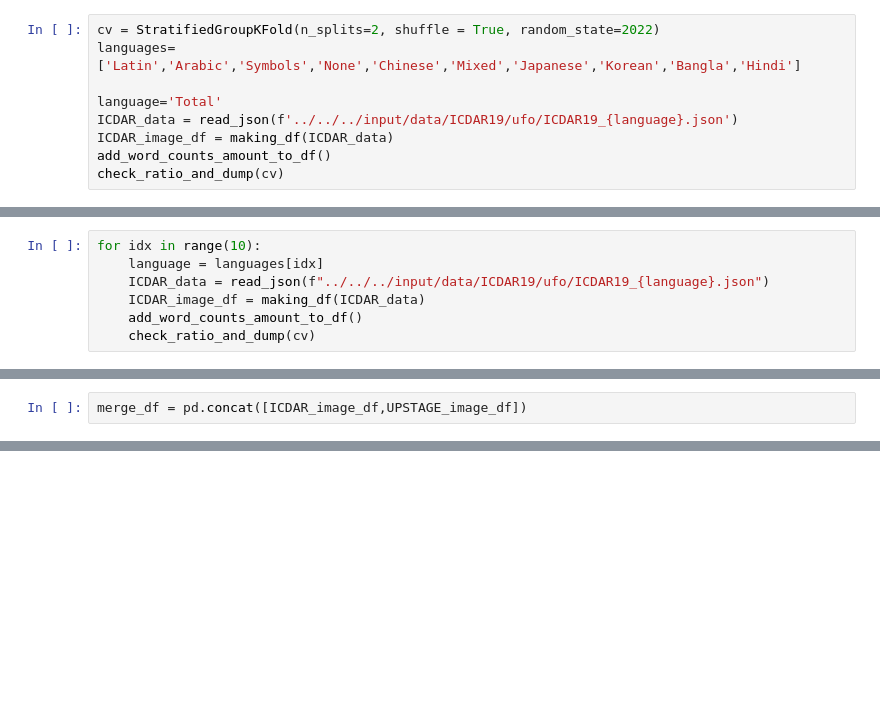
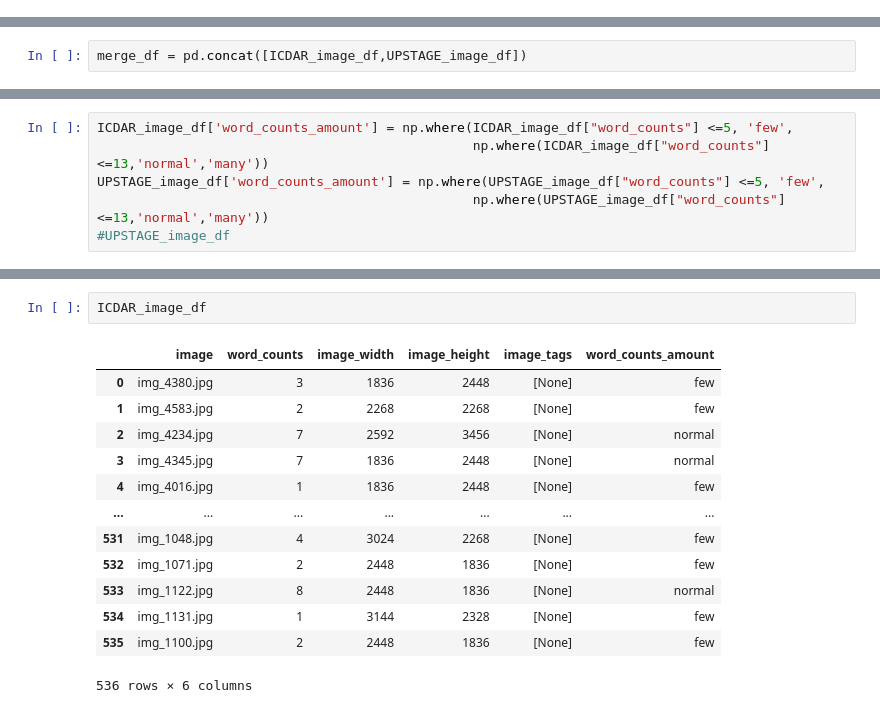
Before and after one commit to boostcampaitech4lv23cv1/level2_dataannotation_cv-level2-cv-01, a Jupyter notebook: utils/CV_strategy/word_box_CV.ipynb, the cells around one changed output, grey strips where cells are left out. Saved outputs shown, nothing was run; the diff lists cells and outputs as text; blank space fills up the shorter version.

```diff
--- a/utils/CV_strategy/word_box_CV.ipynb
+++ b/utils/CV_strategy/word_box_CV.ipynb
@@ -235,9 +226,0 @@ def check_ratio_and_dump(cv):
-# %%
-cv = StratifiedGroupKFold(n_splits=2, shuffle = True, random_state=2022)
-languages=['Latin','Arabic','Symbols','None','Chinese','Mixed','Japanese','Korean','Bangla','Hindi']
-
-language='Total'
-ICDAR_data = read_json(f'../../../input/data/ICDAR19/ufo/ICDAR19_{language}.json')
-ICDAR_image_df = making_df(ICDAR_data)
-add_word_counts_amount_to_df()
-check_ratio_and_dump(cv)
@@ -263,7 +226,0 @@ val - fold1    42.18%  25.29%  32.53%
-# %%
-for idx in range(10):
-    language = languages[idx]
-    ICDAR_data = read_json(f"../../../input/data/ICDAR19/ufo/ICDAR19_{language}.json")
-    ICDAR_image_df = making_df(ICDAR_data)
-    add_word_counts_amount_to_df()
-    check_ratio_and_dump(cv)
@@ -273,0 +300,6 @@ merge_df = pd.concat([ICDAR_image_df,UPSTAGE_image_df])
+# %%
+ICDAR_image_df['word_counts_amount'] = np.where(ICDAR_image_df["word_counts"] <=5, 'few',
+                                                np.where(ICDAR_image_df["word_counts"]<=13,'normal','many'))
+UPSTAGE_image_df['word_counts_amount'] = np.where(UPSTAGE_image_df["word_counts"] <=5, 'few',
+                                                np.where(UPSTAGE_image_df["word_counts"]<=13,'normal','many'))
+#UPSTAGE_image_df
@@ -273,0 +404,16 @@ merge_df = pd.concat([ICDAR_image_df,UPSTAGE_image_df])
+# %%
+ICDAR_image_df
+# %% [output]
+|  | image | word_counts | image_width | image_height | image_tags | word_counts_amount |
+| 0 | img_4380.jpg | 3 | 1836 | 2448 | [None] | few |
+| 1 | img_4583.jpg | 2 | 2268 | 2268 | [None] | few |
+| 2 | img_4234.jpg | 7 | 2592 | 3456 | [None] | normal |
+| 3 | img_4345.jpg | 7 | 1836 | 2448 | [None] | normal |
+| 4 | img_4016.jpg | 1 | 1836 | 2448 | [None] | few |
+| ... | ... | ... | ... | ... | ... | ... |
+| 531 | img_1048.jpg | 4 | 3024 | 2268 | [None] | few |
+| 532 | img_1071.jpg | 2 | 2448 | 1836 | [None] | few |
+| 533 | img_1122.jpg | 8 | 2448 | 1836 | [None] | normal |
+| 534 | img_1131.jpg | 1 | 3144 | 2328 | [None] | few |
+| 535 | img_1100.jpg | 2 | 2448 | 1836 | [None] | few |
+536 rows × 6 columns
```
Also changed, not shown: parts of 31 cells of this notebook, 1 other file.
